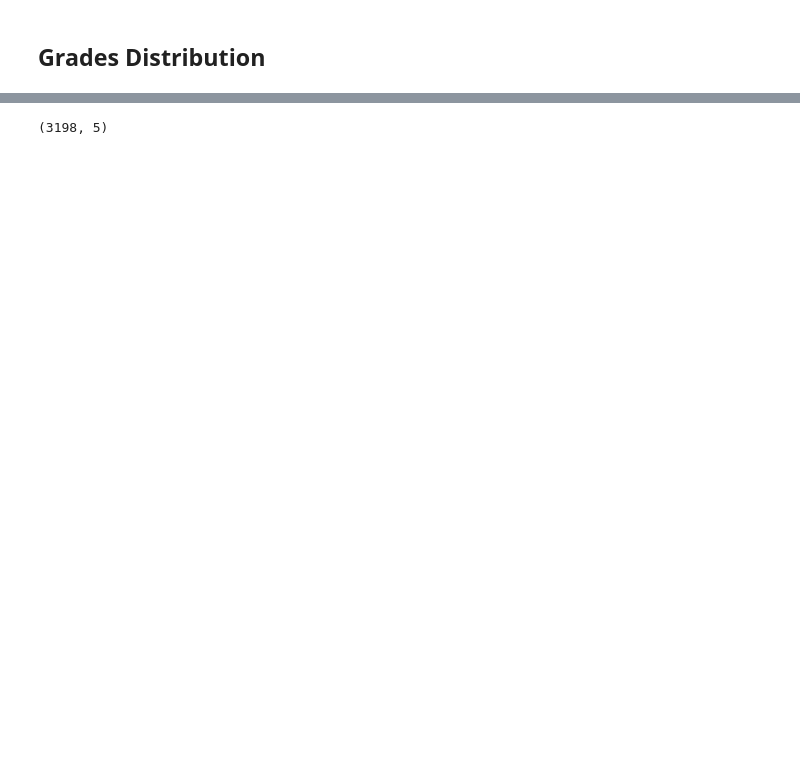
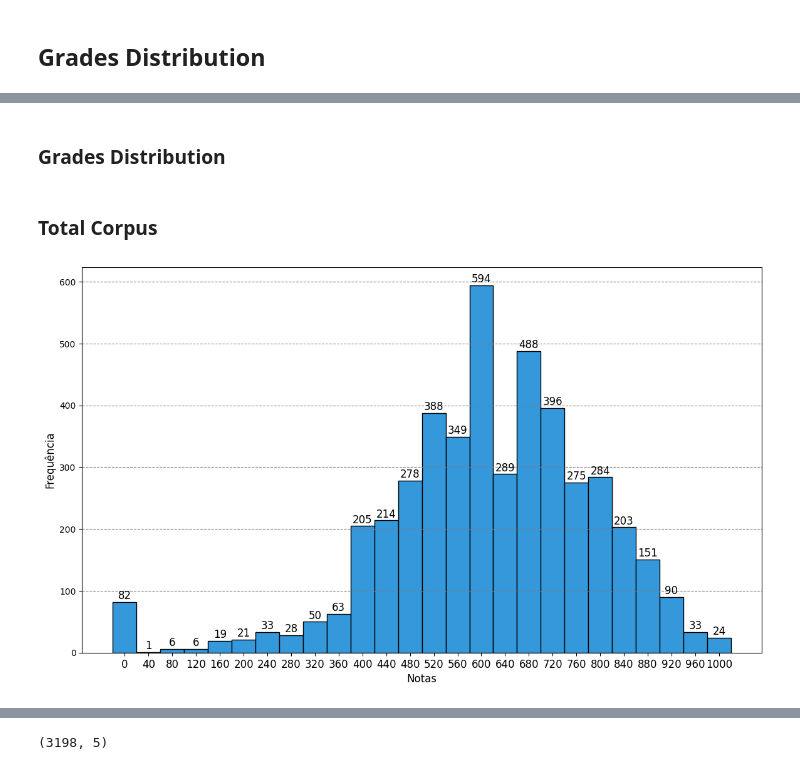
Before and after one commit to gabrielhpr/enemAutoCorrection, a Jupyter notebook: enem_auto_correction.ipynb, the cells around one changed output, grey strips where cells are left out. Drawn from its saved outputs; the diff is of its cells as text; code cells hidden in the pictures; blank space fills up the shorter version.

```diff
--- a/enem_auto_correction.ipynb
+++ b/enem_auto_correction.ipynb
@@ -56,4 +142,4 @@ from build_dataset import Corpus
 # %%
 c = Corpus()
 c.read_corpus()
-#train, valid, test = c.read_splits()
+all_data = c.read_corpus()
@@ -157,0 +310,23 @@ https://gist.github.com/mwaskom/de44147ed2974457ad6372750bbe5751
+# %% [markdown]
+### Grades Distribution
+# %% [markdown]
+### Total Corpus
+# %%
+plt.figure(figsize=(14, 8))
+
+#intervals = [0,120,240,360,480,600,720,840,1000 ]
+intervals = [ (i*40) for i in range(1080//40) ]
+n, bins, patches = plt.hist(all_data["score"], bins=intervals, color='#3498DB', edgecolor='black')
+#bin_midpoints = 0.5 * (intervals[:-1] + intervals[1:])
+plt.xticks([i+20 for i in intervals[:-1]], intervals[:-1], fontsize=12)
+
+for count, bin_start, patch in zip(n, bins[:-1], patches):
+    plt.text(bin_start + (bins[1] - bins[0]) / 2, count + 1, str(int(count)), ha='center', va='bottom', fontsize=12)
+
+plt.xlabel('Notas', fontsize=12)
+plt.ylabel('Frequência', fontsize=12)
+plt.grid(axis='y', linestyle='--', color='gray')
+
+plt.savefig('grades_distribution.png', format='png', dpi=300)
+# %% [output]
+[figure, added]
```
Also changed, not shown: parts of 163 cells of this notebook.
